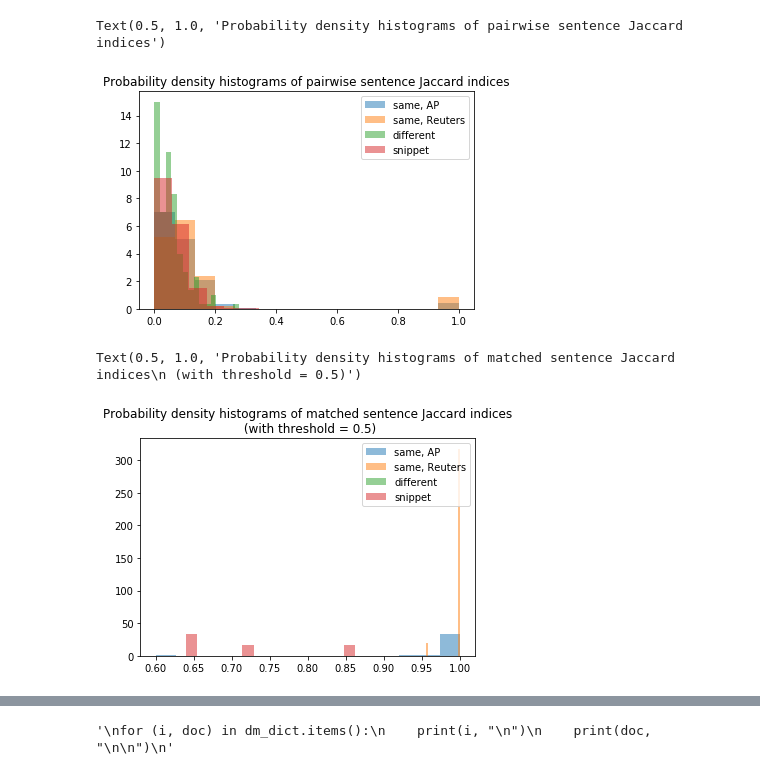
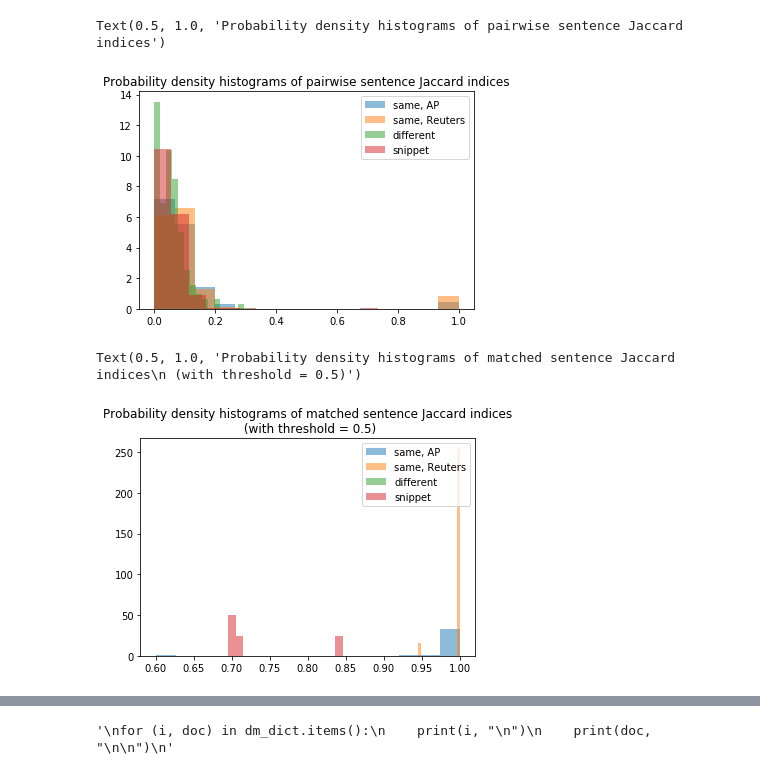
Before and after one commit to asprout/ArticleComparisons, a Jupyter notebook: ArticleSimilarity.ipynb, the cells around one changed output, grey strips where cells are left out. Drawn from its saved outputs; the diff is of its cells as text; code cells hidden in the pictures.

```diff
--- a/ArticleSimilarity.ipynb
+++ b/ArticleSimilarity.ipynb
@@ -89,20 +89,20 @@ snip_6844 = docs.Document(census_df[census_df["id"] == 8985].iloc[0, 3], clean =
 # %%
 def hist(mat, density = True, alpha = 0.5, bins = 15):
     if len(np.shape(mat)) > 1:
-        mat = ac.flatten(mat)
+        mat = tc.flatten(mat)
     plt.hist(mat, density = density, alpha = alpha, bins = bins)
 
 # example of pairwise sentence jaccard indices between two unique files, vs. two "identical" files
 
 hist(ac.get_jaccard_matrix(doc_ap1, doc_ap2))
 hist(ac.get_jaccard_matrix(doc_r1, doc_r2))
 hist(ac.get_jaccard_matrix(doc_r1, doc_w))
 hist(ac.get_jaccard_matrix(doc_6844, snip_6844))
 plt.legend(["same, AP", "same, Reuters", "different", "snippet"])
 plt.title("Probability density histograms of pairwise sentence Jaccard indices")
 # %% [output]
 Text(0.5, 1.0, 'Probability density histograms of pairwise sentence Jaccard indices')
-[figure, old version]
+[figure, new version]
 # %%
 # example of pairwise sentence jaccard indices between two unique files, vs. two "identical" files
 hist(ac.get_jaccard_matrix(doc_ap1, doc_ap2)[np.where(ac.get_match_matrix() > 0)])
@@ -113,4 +113,4 @@ plt.legend(["same, AP", "same, Reuters", "different", "snippet"])
 plt.title("Probability density histograms of matched sentence Jaccard indices\n (with threshold = 0.5)")
 # %% [output]
 Text(0.5, 1.0, 'Probability density histograms of matched sentence Jaccard indices\n (with threshold = 0.5)')
-[figure, old version]
+[figure, new version]
```
Also changed, not shown: parts of 12 cells of this notebook, 10 other files.
